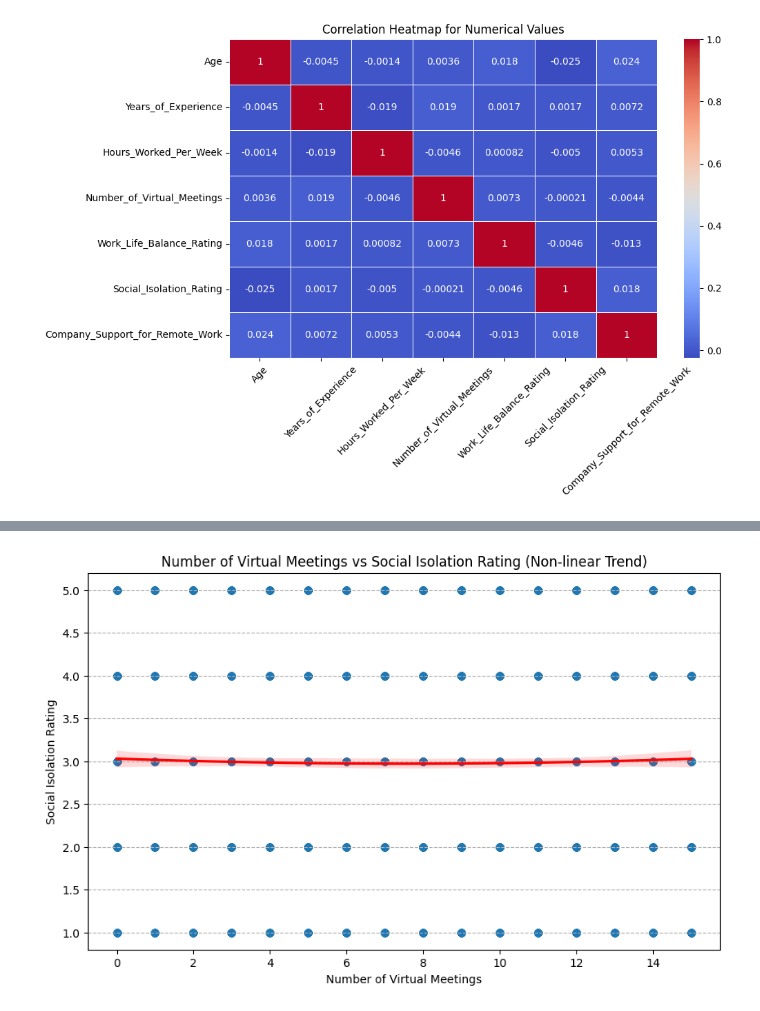
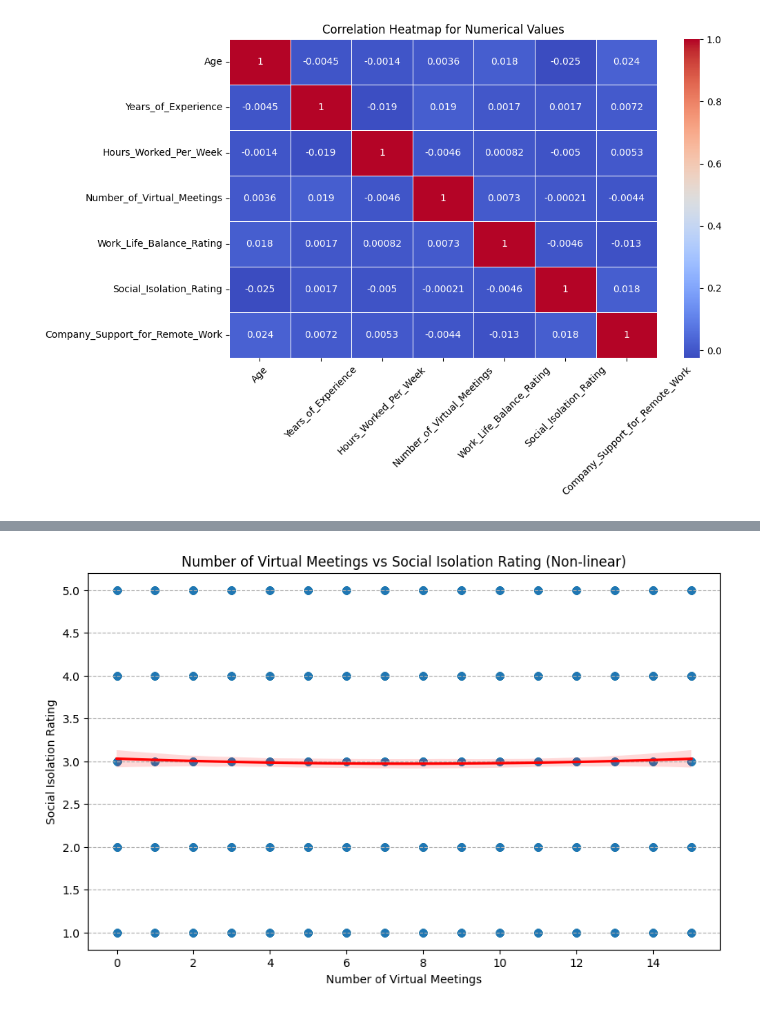
Before and after one commit to sibashisks/DataDrivenAnalysis_For_RemoteWork_And_MentalHealth, a Jupyter notebook: 03-EDA.ipynb, the cells around one changed output, grey strips where cells are left out. Drawn from its saved outputs; the diff is of its cells as text; code cells hidden in the pictures.

```diff
--- a/03-EDA.ipynb
+++ b/03-EDA.ipynb
@@ -212,11 +266,11 @@ plt.show()
 # %%
 # Non-Linear Linear Regression plot for Number of Virtual Meetings and Social Isolation Rating
 plt.figure(figsize = (10, 6))
 sns.regplot(x = 'Number_of_Virtual_Meetings', y = 'Social_Isolation_Rating', data = df, line_kws = {"color": "red"}, order = 2).set(title="Number of Virtual Meetings vs Social Isolation Rating (Non-linear Trend)")
-plt.title('Number of Virtual Meetings vs Social Isolation Rating (Non-linear Trend)')
+plt.title('Number of Virtual Meetings vs Social Isolation Rating (Non-linear)')
 plt.xlabel('Number of Virtual Meetings')
 plt.ylabel('Social Isolation Rating')
 plt.grid(axis = 'y', linestyle = '--')
 plt.show()
 # %% [output]
-[figure, old version]
+[figure, new version]
```
Also changed, not shown: parts of 6 cells of this notebook.
